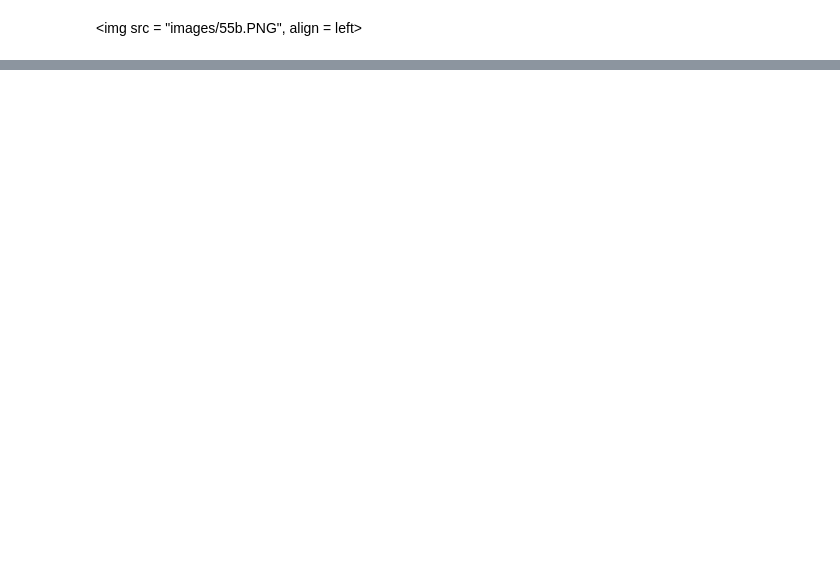
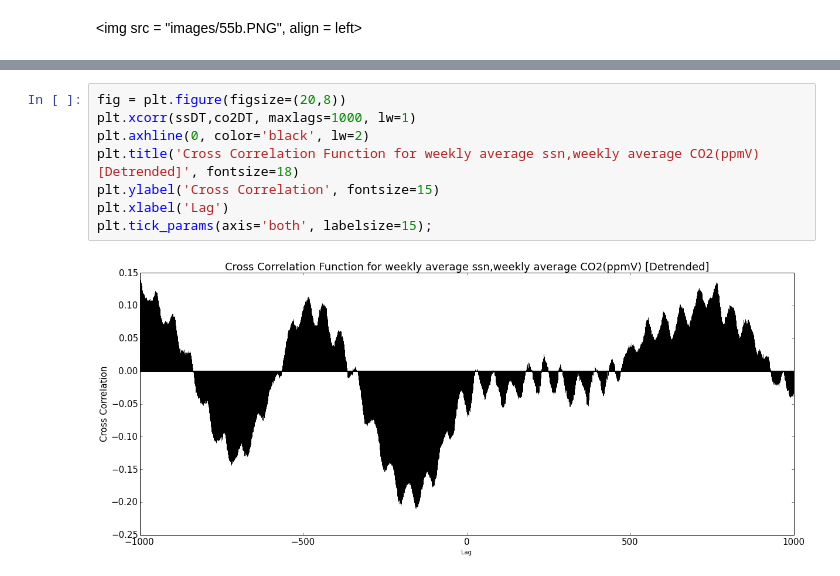
Before and after one commit to JeremyMMulcahey/IPythonNotebook, a Jupyter notebook: TimeSeries/JeremyM - STAT416HW5.ipynb, the cells around one changed output, grey strips where cells are left out. Saved outputs shown, nothing was run; the diff lists cells and outputs as text; blank space fills up the shorter version.

```diff
--- a/TimeSeries/JeremyM - STAT416HW5.ipynb
+++ b/TimeSeries/JeremyM - STAT416HW5.ipynb
@@ -328,6 +347,16 @@ dtFFTFrame['lowpassFilter'] =
 <img src = "images/55c.PNG">
 # %% [markdown]
 <img src = "images/56a.PNG">
+# %%
+fig = plt.figure(figsize=(20,8))
+plt.xcorr(ssDT,co2DT, maxlags=1000, lw=1)
+plt.axhline(0, color='black', lw=2)
+plt.title('Cross Correlation Function for weekly average ssn,weekly average CO2(ppmV) [Detrended]', fontsize=18)
+plt.ylabel('Cross Correlation', fontsize=15)
+plt.xlabel('Lag')
+plt.tick_params(axis='both', labelsize=15);
+# %% [output]
+[figure, added]
 # %% [markdown]
 <img src = "images/56b.PNG">
 # %% [markdown]
```
Also changed, not shown: parts of 6 cells of this notebook, 1 other file.
